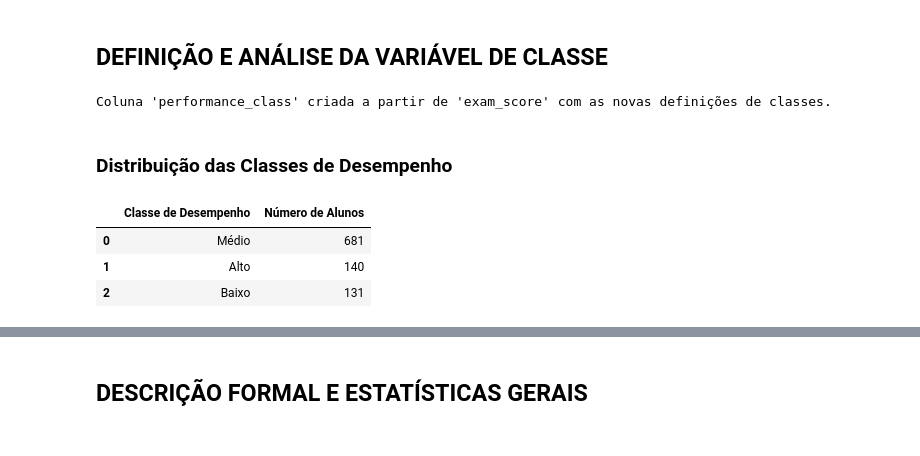
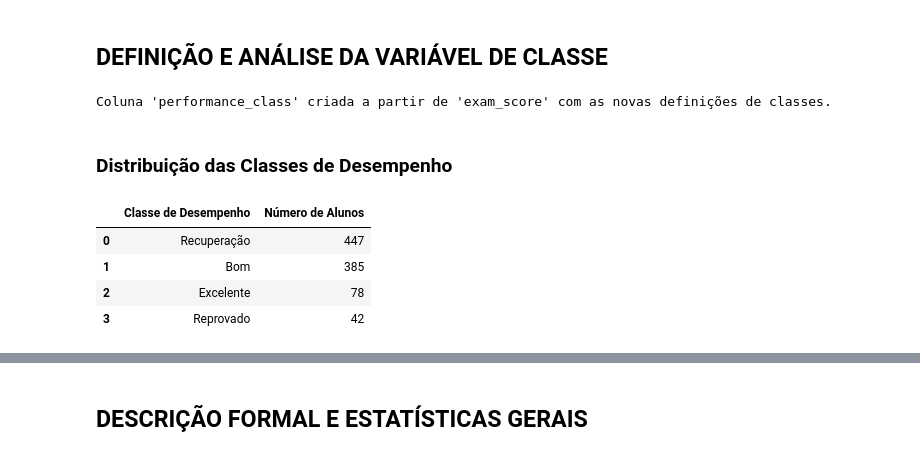
Before and after one commit to MRGdSFS/HW1----ICA-2025.2, a Jupyter notebook: notebooks/01_pre_processamento.ipynb, the cells around one changed output, grey strips where cells are left out. Cells and saved outputs as stored; diff of their text form; code cells hidden in the pictures.

```diff
--- a/notebooks/01_pre_processamento.ipynb
+++ b/notebooks/01_pre_processamento.ipynb
@@ -238,28 +295,46 @@ else:
 Nenhuma linha duplicada encontrada.
 # %% [markdown]
 ## DEFINIÇÃO E ANÁLISE DA VARIÁVEL DE CLASSE
-# %%
-# @title Discretização da variável 'exam_score'
-
-bins = [0, 50, 85, 100]
-labels = ['Baixo', 'Médio', 'Alto']
-df['performance_class'] = pd.cut(df['exam_score'], bins=bins, labels=labels, right=False)
-print("Coluna 'performance_class' criada a partir de 'exam_score' com as novas definições de classes.")
-# %% [output]
-Coluna 'performance_class' criada a partir de 'exam_score' com as novas definições de classes.
+# %%
+# @title Discretização da variável 'exam_score'
+
+"""
+
+Visto que se pede o número de classes da variável-alvo 'exam_score' e ela é um valor contínuo, devemos discretizá-la. Não há uma maneira única de se fazer isso e a quantidade de classes é algo que pode variar dependendo da análise.
+No caso dessa análise, escolhemos dividir as notas baseado no sistema utilizado na Universidade Federal do Ceará (UFC). Sendo assim, a classificação será da seguinte forma:
+Quem obtém nota igual ou superior a 90, possui um desempenho 'Excelente'. Os que conseguem igual ou superior a 70, possuem o desempenho 'Bom'.
+Já em relação aqueles que conseguem uma nota abaixo de 70, mas superior à 40, apresentam o desempenho 'Recuperação'. Por fim, aqueles com nota abaixo de 40, estão com desempenho 'Reprovado'.
+Foi criada uma nova variável (performance_class) para guardar essas informações.
+
+"""
+
+bins = [0, 40, 70, 90, 101]
+labels = ['Reprovado', 'Recuperação', 'Bom', 'Excelente']
+df['performance_class'] = pd.cut(df['exam_score'], bins=bins, labels=labels, right=False)
+print("Coluna 'performance_class' criada a partir de 'exam_score' com as novas definições de classes.")
+# %% [output]
+Coluna 'performance_class' criada a partir de 'exam_score' com as novas definições de classes.
 # %%
 # @title Análise da Distribuição da Classe
+
+"""
+
+Aqui, vemos como os alunos estão distribuidos em relação as classes que acabamos de criar da variável-alvo. Podemos ver que a maioria dos alunos possui o desempenho 'Recuperação', de acordo com a classificação feita.
+Podemos ver também que a quantidade de alunos com desempenho 'Recuperação' ou 'Reprovado' é minimamente maior que a quantidade de alunos com desempenho 'Excelente' ou 'Bom'.
+
+"""
 
 display(Markdown("### Distribuição das Classes de Desempenho"))
 class_distribution = df['performance_class'].value_counts().reset_index()
 class_distribution.columns = ['Classe de Desempenho', 'Número de Alunos']
 display(class_distribution)
 # %% [output]
 ### Distribuição das Classes de Desempenho
 |  | Classe de Desempenho | Número de Alunos |
-| 0 | Médio | 681 |
-| 1 | Alto | 140 |
-| 2 | Baixo | 131 |
+| 0 | Recuperação | 447 |
+| 1 | Bom | 385 |
+| 2 | Excelente | 78 |
+| 3 | Reprovado | 42 |
 # %%
 # @title Visualização da distribuição
 
```
Also changed, not shown: parts of 13 cells of this notebook.
